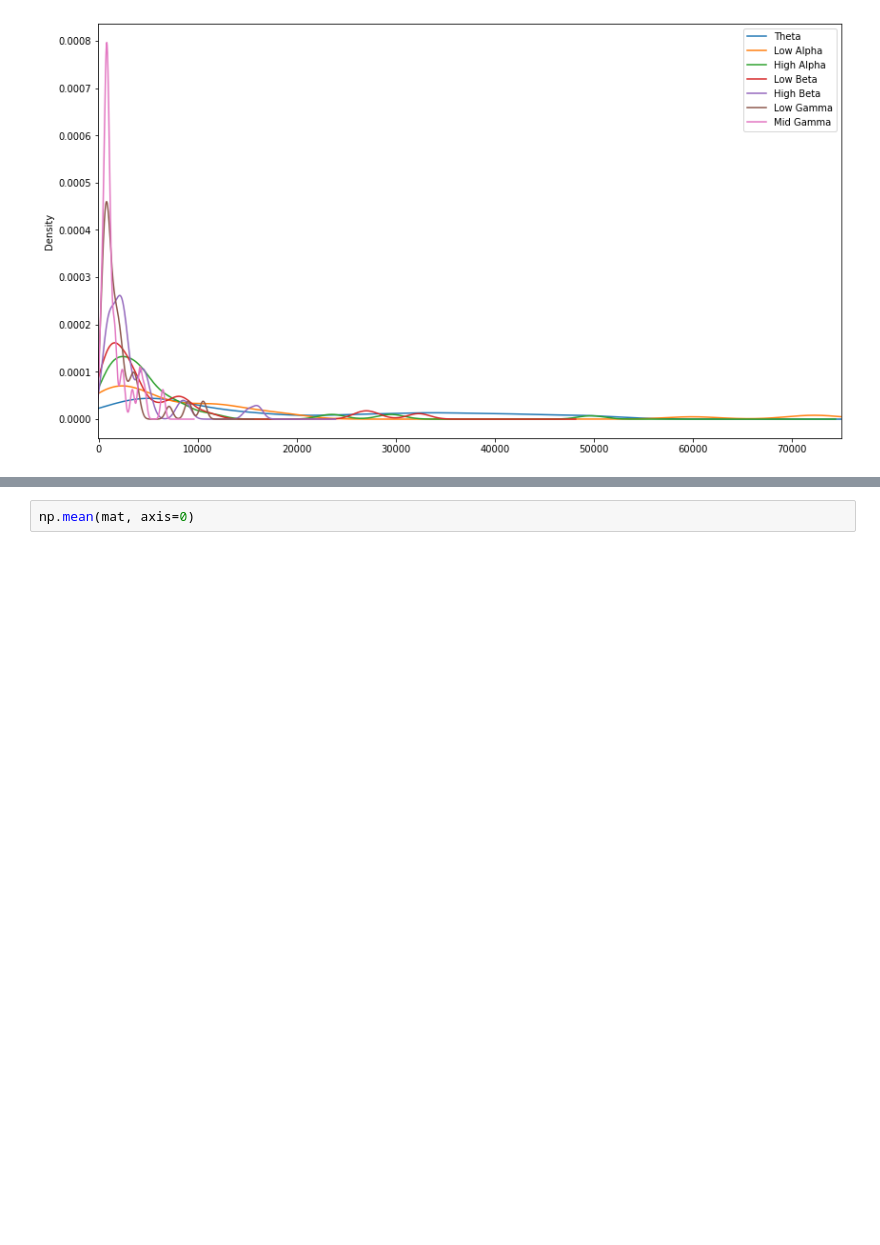
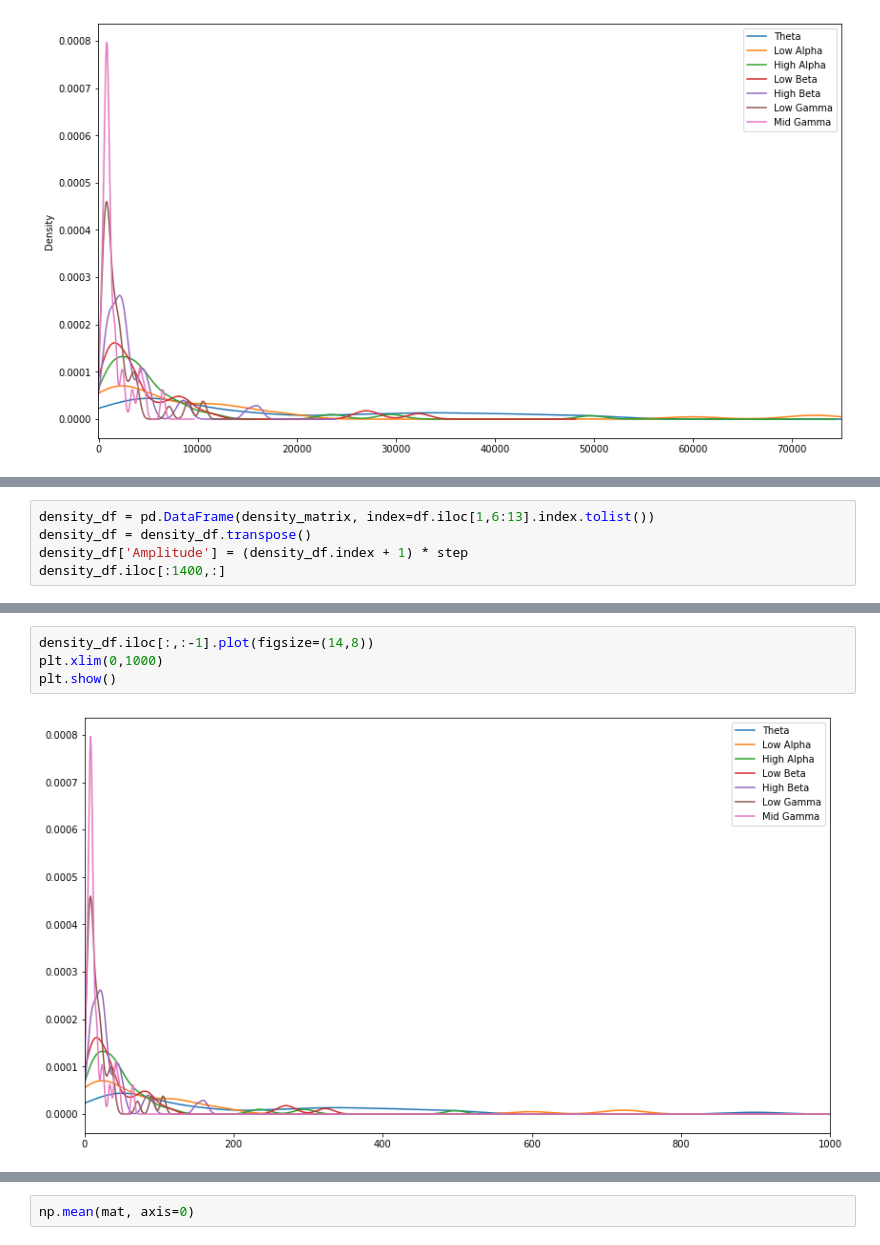
Before and after one commit to c1rowe/cogs189final, a Jupyter notebook: data_exploration.ipynb, the cells around one changed output, grey strips where cells are left out. Cells and saved outputs as stored; diff of their text form; blank space fills up the shorter version.

Commit message:
Update data_exploration.ipynb
finish up trial summing

```diff
--- a/data_exploration.ipynb
+++ b/data_exploration.ipynb
@@ -192,0 +205,5 @@ plt.show()
+# %%
+density_df = pd.DataFrame(density_matrix, index=df.iloc[1,6:13].index.tolist())
+density_df = density_df.transpose()
+density_df['Amplitude'] = (density_df.index + 1) * step
+density_df.iloc[:1400,:]
@@ -192,0 +224,6 @@ plt.show()
+# %%
+density_df.iloc[:,:-1].plot(figsize=(14,8))
+plt.xlim(0,1000)
+plt.show()
+# %% [output]
+[figure, added]
```
Also changed, not shown: parts of 11 cells of this notebook.
